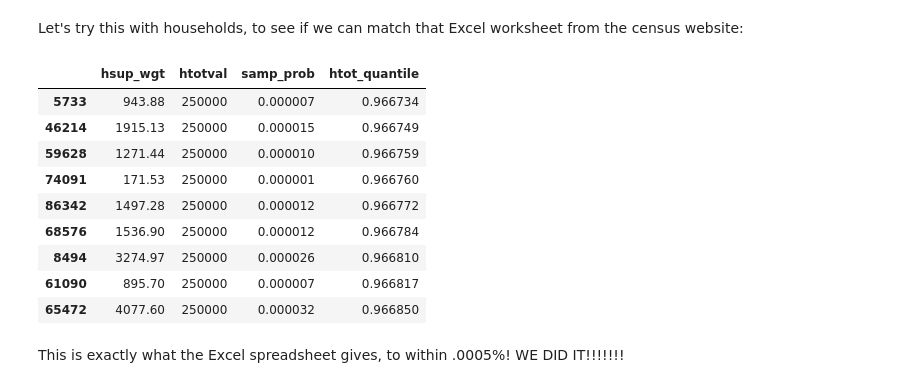
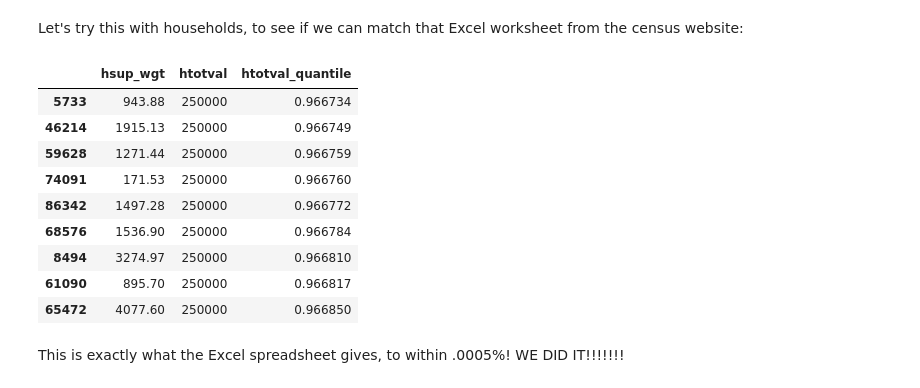
Before and after one commit to cmdavis4/census, a Jupyter notebook: explore_census_data.ipynb, the cells around one changed output. Saved outputs shown, nothing was run; the diff lists cells and outputs as text; code cells hidden in the pictures.

```diff
--- a/explore_census_data.ipynb
+++ b/explore_census_data.ipynb
@@ -88,26 +77,21 @@ So earning \$250k puts you in the top 1% of people who earned wages last year.
 # %% [markdown]
 Let's try this with households, to see if we can match that Excel worksheet from the census website:
 # %%
-records = read_asec_data('data/asec2016_pubuse_v2.dat', 'data/asec2016_dd.txt', 'household', ['HSUP_WGT', 'HTOTVAL'])
-hh_df = pd.DataFrame(records)
-hh_df.columns = [x.lower() for x in hh_df.columns]
-hh_df['hsup_wgt'] = hh_df['hsup_wgt'].astype(float) / 100
-hh_df['htotval'] = hh_df['htotval'].astype(int)
-hh_df['samp_prob'] = hh_df['hsup_wgt']/hh_df['hsup_wgt'].sum()
-hh_df = hh_df.sort_values('htotval')
-hh_df['htot_quantile'] = np.cumsum(hh_df['samp_prob'])
+hh_df = read_asec_data('data/asec2016_pubuse_v2.dat', 'data/asec2016_dd.txt', 'household',
+                         ['HSUP_WGT', 'HTOTVAL'], as_df=True)
+hh_df = add_quantiles(hh_df, 'htotval', weight='hsup_wgt')
 hh_df[abs(hh_df['htotval'] - 250000) == min(abs(hh_df['htotval']-250000))]
 # %% [output]
-|  | hsup_wgt | htotval | samp_prob | htot_quantile |
-| 5733 | 943.88 | 250000 | 0.000007 | 0.966734 |
-| 46214 | 1915.13 | 250000 | 0.000015 | 0.966749 |
-| 59628 | 1271.44 | 250000 | 0.000010 | 0.966759 |
-| 74091 | 171.53 | 250000 | 0.000001 | 0.966760 |
-| 86342 | 1497.28 | 250000 | 0.000012 | 0.966772 |
-| 68576 | 1536.90 | 250000 | 0.000012 | 0.966784 |
-| 8494 | 3274.97 | 250000 | 0.000026 | 0.966810 |
-| 61090 | 895.70 | 250000 | 0.000007 | 0.966817 |
-| 65472 | 4077.60 | 250000 | 0.000032 | 0.966850 |
+|  | hsup_wgt | htotval | htotval_quantile |
+| 5733 | 943.88 | 250000 | 0.966734 |
+| 46214 | 1915.13 | 250000 | 0.966749 |
+| 59628 | 1271.44 | 250000 | 0.966759 |
+| 74091 | 171.53 | 250000 | 0.966760 |
+| 86342 | 1497.28 | 250000 | 0.966772 |
+| 68576 | 1536.90 | 250000 | 0.966784 |
+| 8494 | 3274.97 | 250000 | 0.966810 |
+| 61090 | 895.70 | 250000 | 0.966817 |
+| 65472 | 4077.60 | 250000 | 0.966850 |
 # %% [markdown]
 This is exactly what the Excel spreadsheet gives, to within .0005%! WE DID IT!!!!!!!
 # %% [markdown]
```
Also changed, not shown: parts of 11 cells of this notebook, 2 other files.
